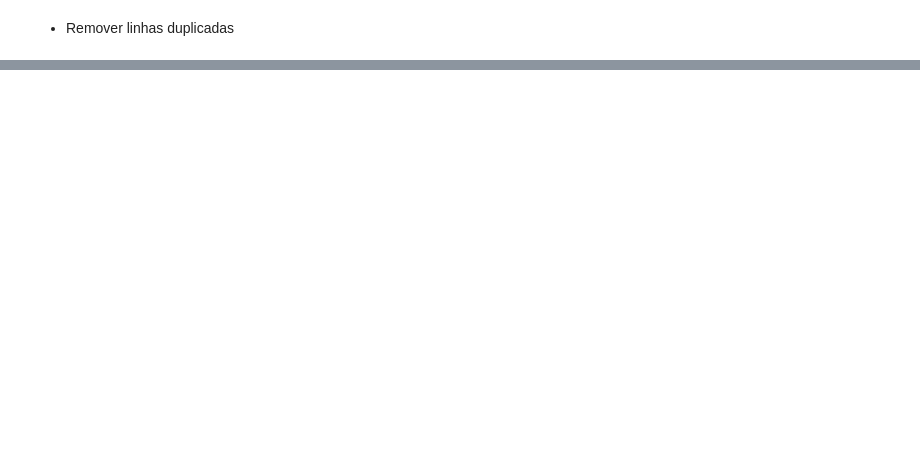
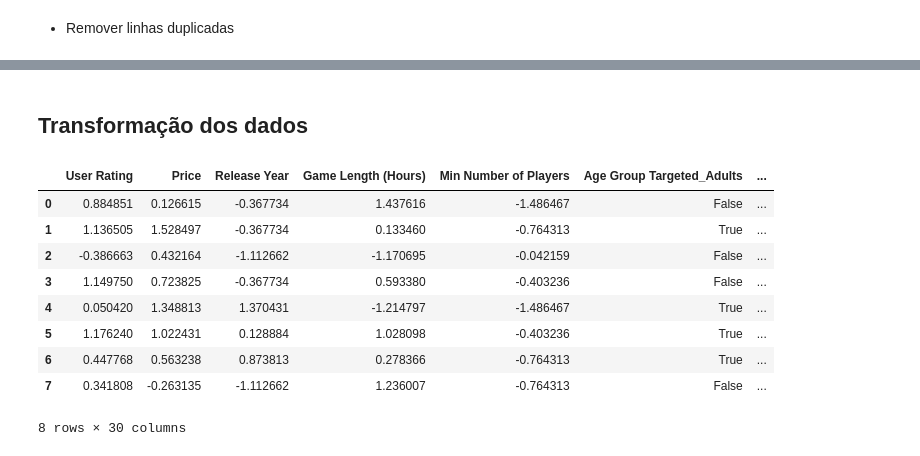
Before and after one commit to ArthurDetomi/TP1_IA, a Jupyter notebook: main.ipynb, the cells around one changed output, grey strips where cells are left out. Cells and saved outputs as stored; diff of their text form; code cells hidden in the pictures; blank space fills up the shorter version.

```diff
--- a/main.ipynb
+++ b/main.ipynb
@@ -83,0 +89,45 @@ Linhas antes: 47774 | depois: 47774
+# %% [markdown]
+## Transformação dos dados
+# %%
+# Convertendo coluna para o tipo datetime
+df['Release Year'] = pd.to_datetime(df['Release Year'], format='%Y', errors='coerce').dt.year
+
+# lista com os nomes de todas as colunas numéricas do DataFrame
+numeric_features = df.select_dtypes(include=['number']).columns.tolist()
+# lista com os nomes de todas as colunas categóricas do DataFrame
+categorical_features = df.select_dtypes(include=['object']).columns.tolist()
+
+# Novo DataFrame contendo apenas as colunas numéricas
+df_numeric = df[numeric_features]
+
+# Objeto para padronizar para cada coluna ter média 0 e desvio padrão 1.
+scaler = StandardScaler()
+
+# Cria um novo DataFrame escalonado aplicando o StandardScaler
+df_numeric_scaled = pd.DataFrame(scaler.fit_transform(df_numeric),
+                                 columns=numeric_features,
+                                 index=df.index)
+# Novo DataFrame com as colunas categóricas
+df_categorical = df[categorical_features]
+
+# Transforma as variáveis categóricas em variáveis numéricas usando one-hot encoding
+df_categorical_encoded = pd.get_dummies(df_categorical)
+
+# Cria um DataFrame temporário contendo apenas as colunas que não são nem numéricas nem categóricas
+df_temp = df.drop(columns=numeric_features + categorical_features)
+
+# Junta tudo em um único DataFrame
+df_processed = pd.concat([df_temp, df_numeric_scaled, df_categorical_encoded], axis=1)
+
+df_processed.head(8)
+# %% [output]
+|  | User Rating | Price | Release Year | Game Length (Hours) | Min Number of Players | Age Group Targeted_Adults | ... |
+| 0 | 0.884851 | 0.126615 | -0.367734 | 1.437616 | -1.486467 | False | ... |
+| 1 | 1.136505 | 1.528497 | -0.367734 | 0.133460 | -0.764313 | True | ... |
+| 2 | -0.386663 | 0.432164 | -1.112662 | -1.170695 | -0.042159 | False | ... |
+| 3 | 1.149750 | 0.723825 | -0.367734 | 0.593380 | -0.403236 | False | ... |
+| 4 | 0.050420 | 1.348813 | 1.370431 | -1.214797 | -1.486467 | True | ... |
+| 5 | 1.176240 | 1.022431 | 0.128884 | 1.028098 | -0.403236 | True | ... |
+| 6 | 0.447768 | 0.563238 | 0.873813 | 0.278366 | -0.764313 | True | ... |
+| 7 | 0.341808 | -0.263135 | -1.112662 | 1.236007 | -0.764313 | False | ... |
+8 rows × 30 columns
```
Also changed, not shown: parts of 6 cells of this notebook.
